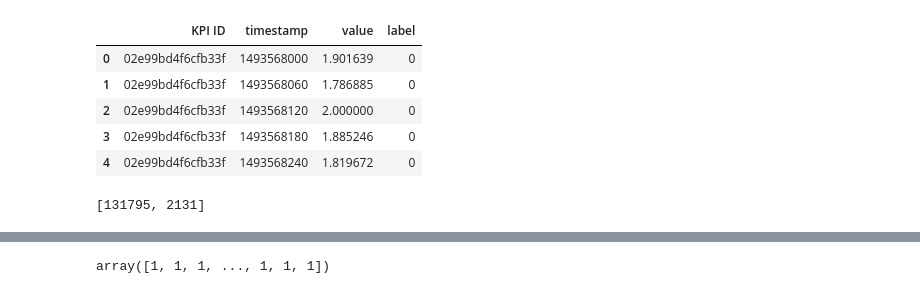
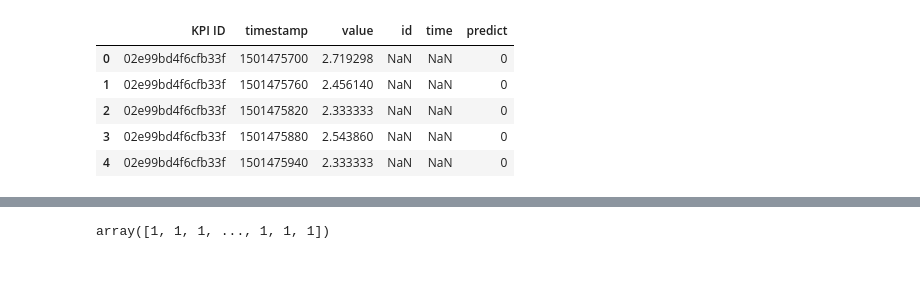
Before and after one commit to snowisland1/Dews, a Jupyter notebook: Projects/KPI_anomaly/analysic.ipynb, the cells around one changed output, grey strips where cells are left out. Drawn from its saved outputs; the diff is of its cells as text; code cells hidden in the pictures.

```diff
--- a/Projects/KPI_anomaly/analysic.ipynb
+++ b/Projects/KPI_anomaly/analysic.ipynb
@@ -48,0 +150,16 @@ KPI_ID26 = data[data['KPI ID']==KPI_ID[26]]
+# %%
+#Isolation Forest
+from sklearn.ensemble import IsolationForest
+
+clf = IsolationForest(n_estimators=30,max_samples = 0.0005,verbose=2)
+clf.fit(samples_train.iloc[:,0:41])
+y_pred_sampes=clf.predict(samples.iloc[:,0:41])
+y_pred_submit=clf.predict(submit_samples.iloc[:,0:41])
+samples['predict']=y_pred_sampes
+submit_samples['predict']=y_pred_submit
+data   = pd.merge(data,samples[["id","time","predict"]],left_on=["KPI ID","timestamp"],right_on=["id","time"],how='left')
+submit=pd.merge(submit,submit_samples[["id","time","predict"]],left_on=["KPI ID","timestamp"],right_on=["id","time"],how='left')
+data = data[["KPI ID","timestamp","label","predict"]]
+data["predict"][np.isnan(data.predict)]=0
+data["predict"][data.predict==1]=0
+data["predict"][data.predict==-1]=1
@@ -48,0 +194,5 @@ KPI_ID26 = data[data['KPI ID']==KPI_ID[26]]
+# %%
+submit["predict"][np.isnan(submit.predict)]=0
+submit["predict"][submit.predict==1]=0
+submit["predict"][submit.predict==-1]=1
+submit.head()
@@ -49,15 +218,12 @@ KPI_ID26 = data[data['KPI ID']==KPI_ID[26]]
+# %%
+submit['predict'] = submit['predict'].astype(np.int)
+submit[["KPI ID","timestamp","predict"]].to_csv("submit1.csv",index=False)
 # %%
-KPI_ID00.head()
+submit.head()
 # %% [output]
-|  | KPI ID | timestamp | value | label |
-| 0 | 02e99bd4f6cfb33f | 1493568000 | 1.901639 | 0 |
-| 1 | 02e99bd4f6cfb33f | 1493568060 | 1.786885 | 0 |
-| 2 | 02e99bd4f6cfb33f | 1493568120 | 2.000000 | 0 |
-| 3 | 02e99bd4f6cfb33f | 1493568180 | 1.885246 | 0 |
-| 4 | 02e99bd4f6cfb33f | 1493568240 | 1.819672 | 0 |
+|  | KPI ID | timestamp | value | id | time | predict |
+| 0 | 02e99bd4f6cfb33f | 1501475700 | 2.719298 | NaN | NaN | 0 |
+| 1 | 02e99bd4f6cfb33f | 1501475760 | 2.456140 | NaN | NaN | 0 |
+| 2 | 02e99bd4f6cfb33f | 1501475820 | 2.333333 | NaN | NaN | 0 |
+| 3 | 02e99bd4f6cfb33f | 1501475880 | 2.543860 | NaN | NaN | 0 |
+| 4 | 02e99bd4f6cfb33f | 1501475940 | 2.333333 | NaN | NaN | 0 |
-# %%
-length = len(KPI_ID01)
-ano_num= sum(KPI_ID00.label)
-[length,ano_num]
-# %% [output]
-[131795, 2131]
```
Also changed, not shown: parts of 21 cells of this notebook, 11 other files.
